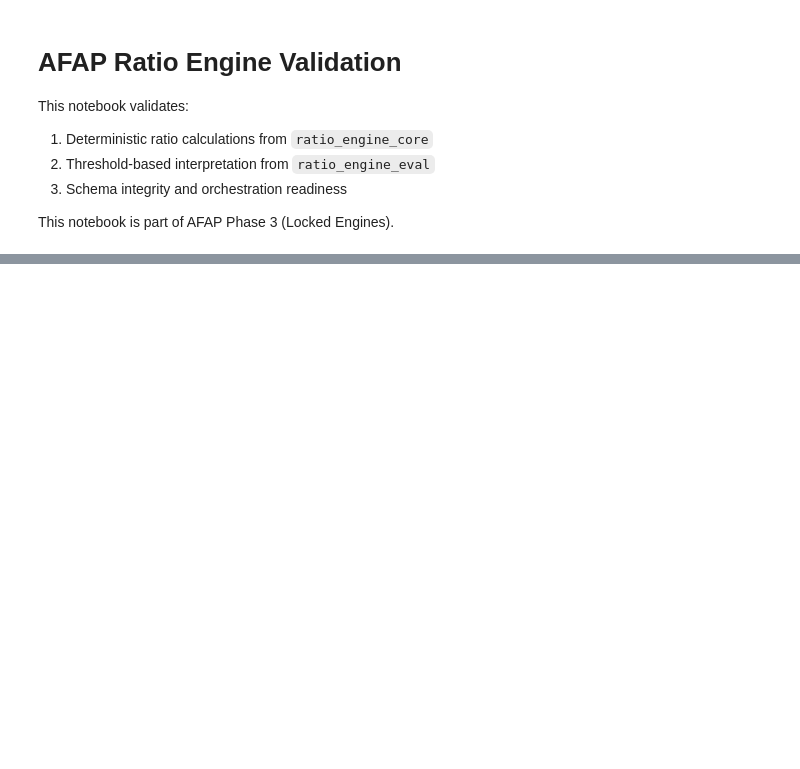
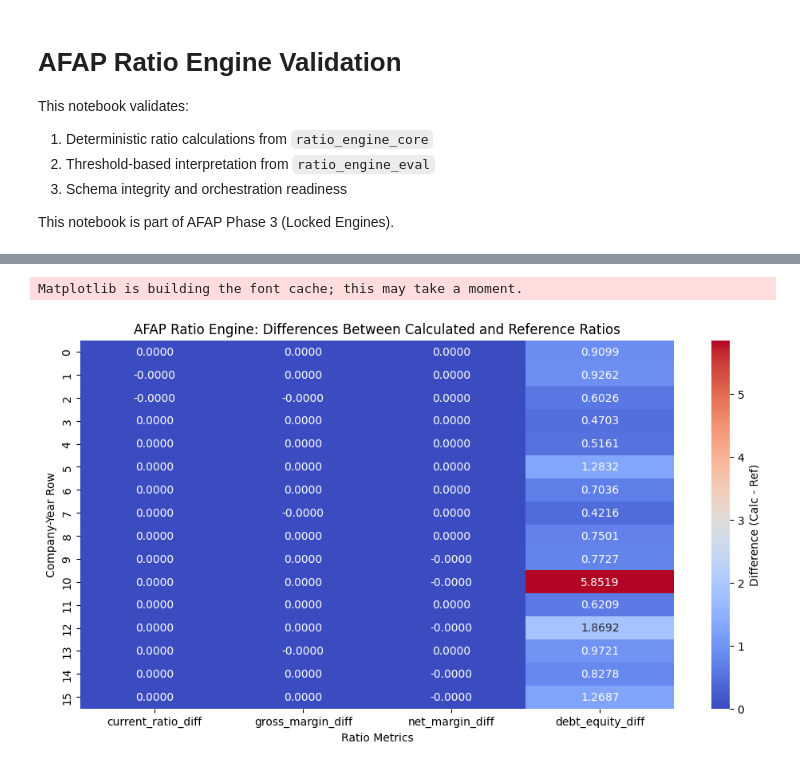
Before and after one commit to Ich-ii/financial-analysis-pipeline-2, a Jupyter notebook: financial-analysis-pipeline/notebooks/02_ratio_engine_validation.ipynb, the cells around one changed output, grey strips where cells are left out. Cells and saved outputs as stored; diff of their text form; code cells hidden in the pictures; blank space fills up the shorter version.

Commit message:
Updated trend,cash flow,anomaly engine validation

```diff
--- a/financial-analysis-pipeline/notebooks/02_ratio_engine_validation.ipynb
+++ b/financial-analysis-pipeline/notebooks/02_ratio_engine_validation.ipynb
@@ -20,0 +192,3 @@ ModuleNotFoundError: No module named 'engines'
+# %%
+# Flatten metrics and strip 'metrics.' prefix
+ratio_df.columns = [c.replace("metrics.", "").lower().replace(" ", "_").replace("/", "_") for c in ratio_df.columns]
@@ -20,0 +214,10 @@ ModuleNotFoundError: No module named 'engines'
+# %%
+# Calculated ratios
+ratio_cols = [
+    "current_ratio", "quick_ratio", "gross_margin",
+    "operating_margin", "net_margin", "debt_equity",
+    "interest_coverage", "asset_turnover", "roa", "roe"
+]
+
+ratio_df = ratio_df.rename(columns={c: f"{c}_calc" for c in ratio_cols})
+reference_df = reference_df.rename(columns={c: f"{c}_ref" for c in ratio_cols})
@@ -20,0 +229,2 @@ ModuleNotFoundError: No module named 'engines'
+# %%
+compare_df = ratio_df.merge(reference_df, on=["company", "year"], how="inner")
@@ -20,0 +237,12 @@ ModuleNotFoundError: No module named 'engines'
+# %%
+ratio_cols = [
+    "current_ratio", "quick_ratio", "gross_margin",
+    "operating_margin", "net_margin", "debt_equity",
+    "interest_coverage", "asset_turnover", "roa", "roe"
+]
+
+for col in ratio_cols:
+    if f"{col}_calc" in compare_df.columns and f"{col}_ref" in compare_df.columns:
+        compare_df[f"{col}_diff"] = compare_df[f"{col}_calc"] - compare_df[f"{col}_ref"]
+
+compare_df[[c for c in compare_df.columns if "_diff" in c]].describe()
@@ -20,0 +417,21 @@ ModuleNotFoundError: No module named 'engines'
+# %%
+import matplotlib.pyplot as plt
+import seaborn as sns
+
+# Select only difference columns
+diff_cols = [c for c in compare_df.columns if "_diff" in c]
+
+plt.figure(figsize=(12, 6))
+sns.heatmap(
+    compare_df[diff_cols],
+    annot=True, fmt=".4f",
+    cmap="coolwarm",
+    cbar_kws={"label": "Difference (Calc - Ref)"}
+)
+plt.title("AFAP Ratio Engine: Differences Between Calculated and Reference Ratios")
+plt.ylabel("Company-Year Row")
+plt.xlabel("Ratio Metrics")
+plt.show()
+# %% [output]
+Matplotlib is building the font cache; this may take a moment.
+[figure, added]
```
Also changed, not shown: parts of 43 cells of this notebook, 3 other files.
